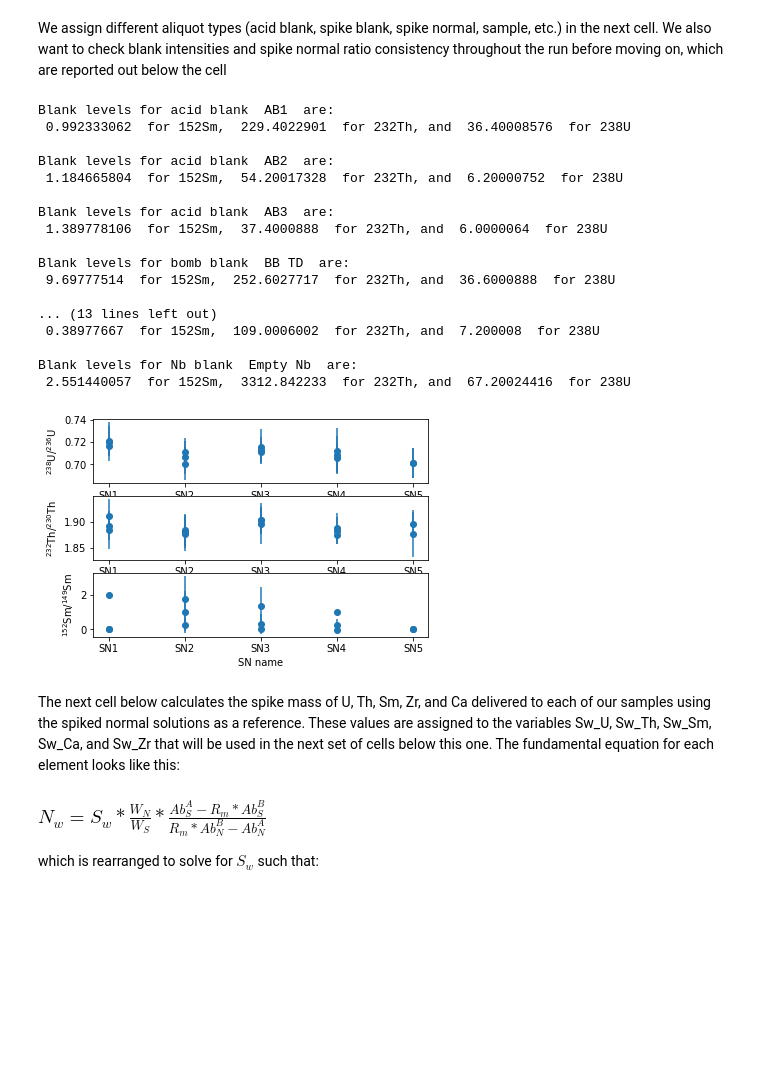
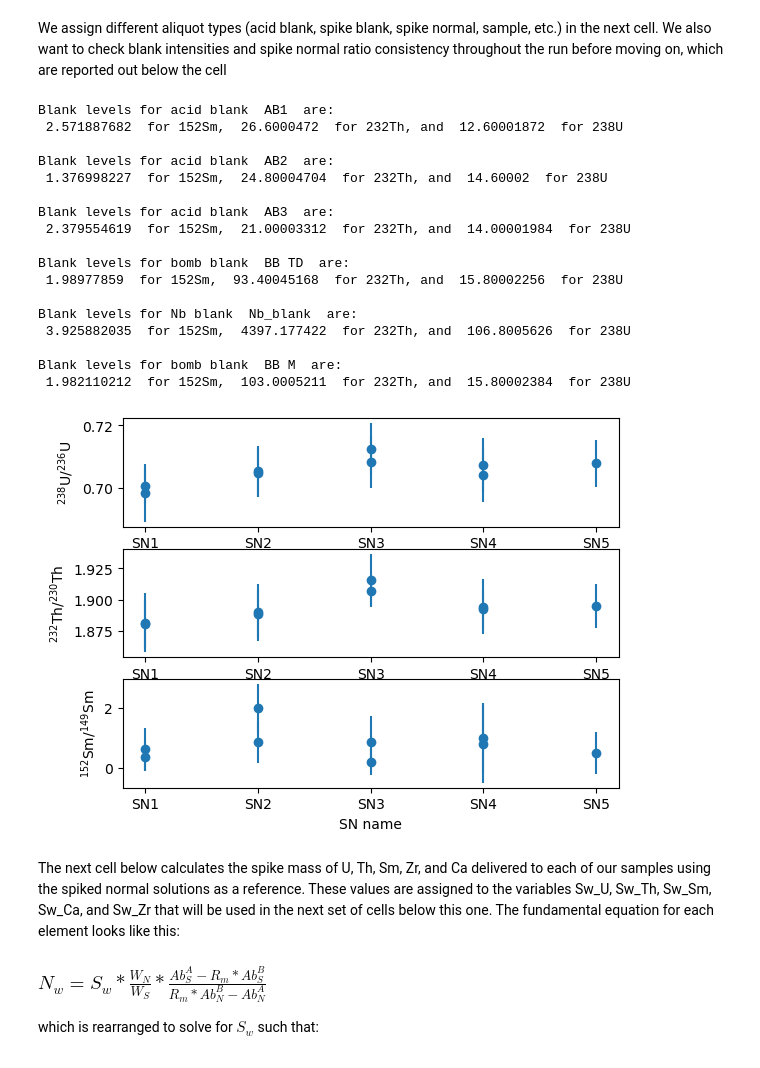
Before and after one commit to wrguenthner/HAL_data, a Jupyter notebook: projects_2024/RK24_SWMT/He_date_calc_RK24_SWMT.ipynb, the cells around one changed output. Cells and saved outputs as stored; diff of their text form; code cells hidden in the pictures; blank space fills up the shorter version.

```diff
--- a/projects_2024/RK24_SWMT/He_date_calc_RK24_SWMT.ipynb
+++ b/projects_2024/RK24_SWMT/He_date_calc_RK24_SWMT.ipynb
@@ -8,12 +8,14 @@ This notebook was written by William Guenthner in fall of 2022 for the reduction
 The notebook is structured to interact with 3 separate CSV files that should be colocated with each instance of the notebook in the same folder. The CSV files are related to: 1) U, Th, Sm, Zr, and Ca amount measurements obtained from ICP-MS anlaysis (obtained with an iCAP Q using Qtegra software at UIUC), 2) He amount measurements (obtained with a PrismaPlus 220 and reported as peak hops on masses 1-5 at UIUC), and 3) grain size measurements for Ft correction. Cells are grouped below roughly in that order of reduction (wet chemistry first, then He, then grain size).
 # %%
 project = 'RK24_SWMT'
-bomb_run = 2
+bomb_run = 3
 
 #packages to import and constants
 import csv
 import json
 import os
+import re
+from collections import Counter
 import numpy as np
 import pandas as pd
 import math
@@ -236,7 +238,7 @@ for i in range(len(aliquot_list)):
         print('Blank levels for acid blank ',aliquot_list[i], ' are:\n',list_152intensity[i], ' for 152Sm, ',list_232intensity[i],' for 232Th, and ',list_238intensity[i],' for 238U\n')
     elif aliquot_list[i].startswith('Bomb') or aliquot_list[i].startswith('BB'):
         print('Blank levels for bomb blank ',aliquot_list[i],' are:\n',list_152intensity[i],' for 152Sm, ',list_232intensity[i],' for 232Th, and ',list_238intensity[i],' for 238U\n')
-    elif aliquot_list[i].startswith('Empty') or aliquot_list[i].startswith('Blank'):
+    elif aliquot_list[i].startswith('Empty') or aliquot_list[i].startswith('Blank') or aliquot_list[i].startswith('Nb_blank'):
         print('Blank levels for Nb blank ',aliquot_list[i],' are:\n',list_152intensity[i],' for 152Sm, ',list_232intensity[i],' for 232Th, and ',list_238intensity[i],' for 238U\n')
     elif aliquot_list[i].startswith('SN'):
         SN_names.append(aliquot_list[i])
@@ -275,42 +277,42 @@ for i in range(len(aliquot_list)):
 
 fig, axs = plt.subplots(3)
 
 #this one plots 238/236
 axs[0].set_xlabel('SN name')
 axs[0].set_ylabel('$^{238}$U/$^{236}$U')
 
 #this one plots 232/230
 axs[1].set_xlabel('SN name')
 axs[1].set_ylabel('$^{232}$Th/$^{230}$Th')
 
 #this one plots 152/149
 axs[2].set_xlabel('SN name')
 axs[2].set_ylabel('$^{152}$Sm/$^{149}$Sm')
 
 axs[0].errorbar(SN_names, SN_U_vals, SN_U_err, fmt='o')
 axs[1].errorbar(SN_names, SN_Th_vals, SN_Th_err, fmt='o')
 axs[2].errorbar(SN_names, SN_Sm_vals, SN_Sm_err, fmt='o')
 
 plt.show()
 # %% [output]
 Blank levels for acid blank  AB1  are:
- 0.992333062  for 152Sm,  229.4022901  for 232Th, and  36.40008576  for 238U
+ 2.571887682  for 152Sm,  26.6000472  for 232Th, and  12.60001872  for 238U
 
 Blank levels for acid blank  AB2  are:
- 1.184665804  for 152Sm,  54.20017328  for 232Th, and  6.20000752  for 238U
+ 1.376998227  for 152Sm,  24.80004704  for 232Th, and  14.60002  for 238U
 
 Blank levels for acid blank  AB3  are:
- 1.389778106  for 152Sm,  37.4000888  for 232Th, and  6.0000064  for 238U
+ 2.379554619  for 152Sm,  21.00003312  for 232Th, and  14.00001984  for 238U
 
 Blank levels for bomb blank  BB TD  are:
- 9.69777514  for 152Sm,  252.6027717  for 232Th, and  36.6000888  for 238U
+ 1.98977859  for 152Sm,  93.40045168  for 232Th, and  15.80002256  for 238U
 
-... (13 lines left out)
- 0.38977667  for 152Sm,  109.0006002  for 232Th, and  7.200008  for 238U
+Blank levels for Nb blank  Nb_blank  are:
+ 3.925882035  for 152Sm,  4397.177422  for 232Th, and  106.8005626  for 238U
 
-Blank levels for Nb blank  Empty Nb  are:
- 2.551440057  for 152Sm,  3312.842233  for 232Th, and  67.20024416  for 238U
+Blank levels for bomb blank  BB M  are:
+ 1.982110212  for 152Sm,  103.0005211  for 232Th, and  15.80002384  for 238U
-[figure, old version]
+[figure, new version]
 # %% [markdown]
 The next cell below calculates the spike mass of U, Th, Sm, Zr, and Ca delivered to each of our samples using the spiked normal solutions as a reference. These values are assigned to the variables Sw_U, Sw_Th, Sw_Sm, Sw_Ca, and Sw_Zr that will be used in the next set of cells below this one. The fundamental equation for each element looks like this:
 
```
Also changed, not shown: parts of 6 cells of this notebook, 4 other files.
